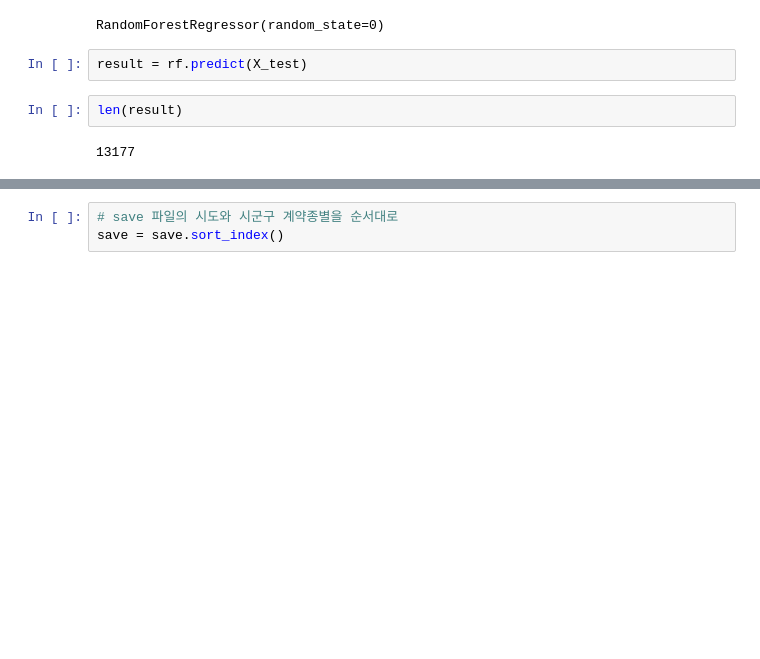
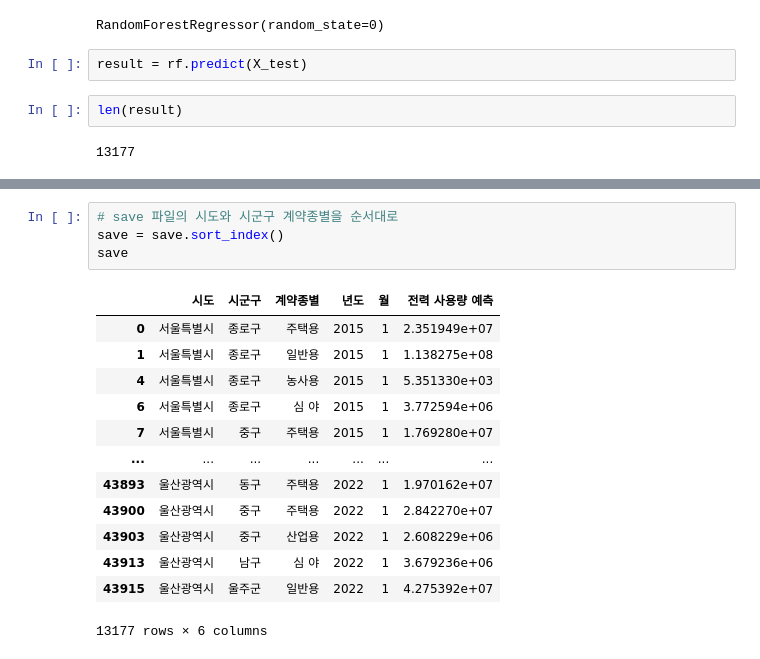
Before and after one commit to gyocheol/MachinLearning_project, a Jupyter notebook: RandomForest.ipynb, the cells around one changed output, grey strips where cells are left out. Saved outputs shown, nothing was run; the diff lists cells and outputs as text; blank space fills up the shorter version.

```diff
--- a/RandomForest.ipynb
+++ b/RandomForest.ipynb
@@ -264,6 +181,21 @@ save
 # %%
 # save 파일의 시도와 시군구 계약종별을 순서대로
 save = save.sort_index()
+save
+# %% [output]
+|  | 시도 | 시군구 | 계약종별 | 년도 | 월 | 전력 사용량 예측 |
+| 0 | 서울특별시 | 종로구 | 주택용 | 2015 | 1 | 2.351949e+07 |
+| 1 | 서울특별시 | 종로구 | 일반용 | 2015 | 1 | 1.138275e+08 |
+| 4 | 서울특별시 | 종로구 | 농사용 | 2015 | 1 | 5.351330e+03 |
+| 6 | 서울특별시 | 종로구 | 심 야 | 2015 | 1 | 3.772594e+06 |
+| 7 | 서울특별시 | 중구 | 주택용 | 2015 | 1 | 1.769280e+07 |
+| ... | ... | ... | ... | ... | ... | ... |
+| 43893 | 울산광역시 | 동구 | 주택용 | 2022 | 1 | 1.970162e+07 |
+| 43900 | 울산광역시 | 중구 | 주택용 | 2022 | 1 | 2.842270e+07 |
+| 43903 | 울산광역시 | 중구 | 산업용 | 2022 | 1 | 2.608229e+06 |
+| 43913 | 울산광역시 | 남구 | 심 야 | 2022 | 1 | 3.679236e+06 |
+| 43915 | 울산광역시 | 울주군 | 일반용 | 2022 | 1 | 4.275392e+07 |
+13177 rows × 6 columns
 # %%
 save = save.reset_index()
 save.drop('index', axis=1, inplace=True)
```
Also changed, not shown: parts of 20 cells of this notebook, 2 other files.
